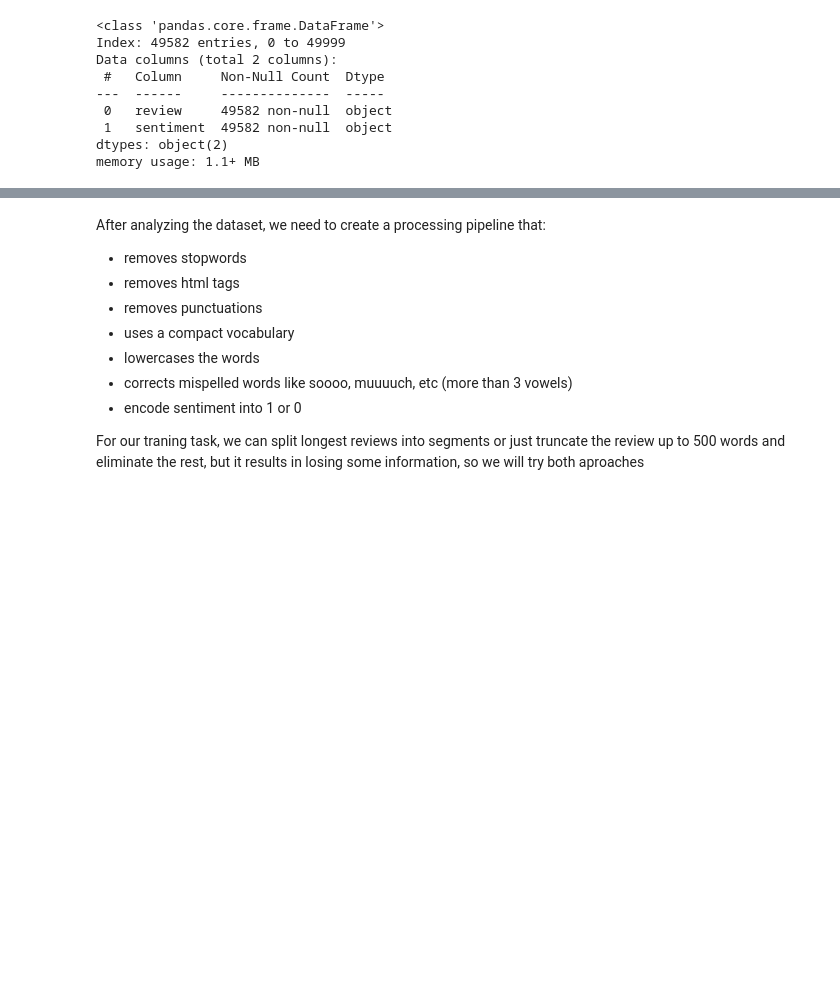
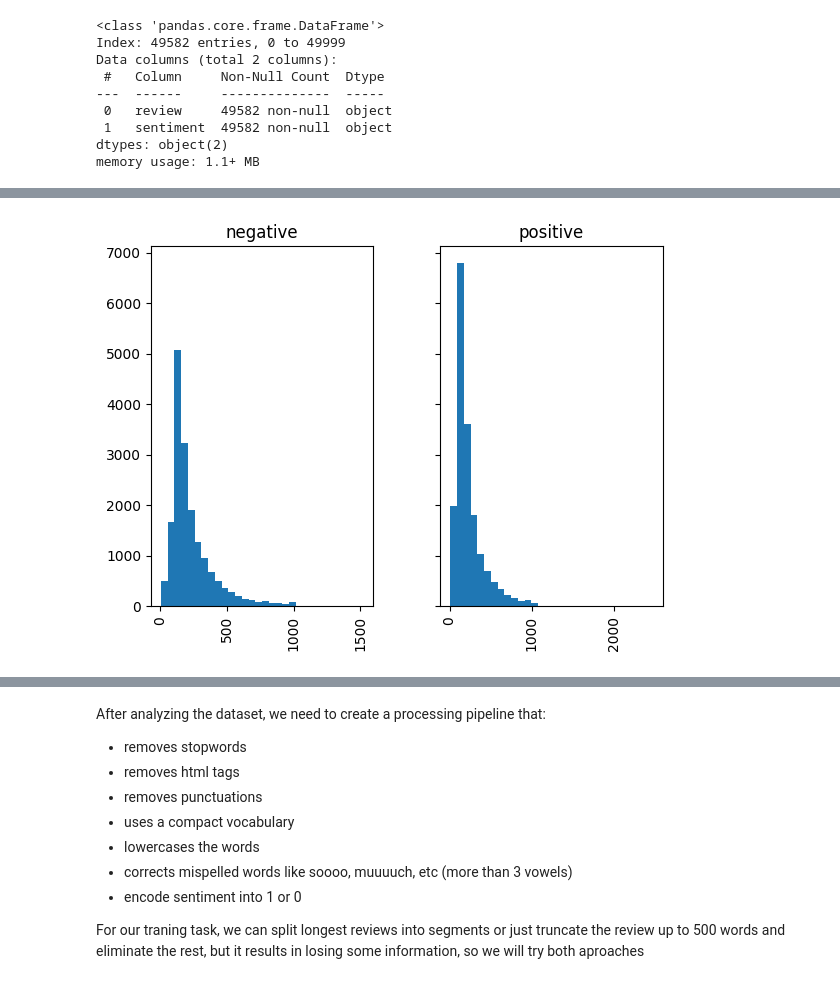
Before and after one commit to alexismenanieves/TensorFlow_Basics, a Jupyter notebook: notebooks/01_IMDB_Sentiment_Analysis.ipynb, the cells around one changed output, grey strips where cells are left out. Drawn from its saved outputs; the diff is of its cells as text; code cells hidden in the pictures; blank space fills up the shorter version.

```diff
--- a/notebooks/01_IMDB_Sentiment_Analysis.ipynb
+++ b/notebooks/01_IMDB_Sentiment_Analysis.ipynb
@@ -129,10 +157,12 @@ plt.show()
 # %%
 # 2.5 Show histogram of word count stratified by sentiment
 (train_df
  .assign(word_count = train_df['review'].apply(lambda x: len(x.split())))
- .hist('word_count', by='sentiment', grid=True, sharey=True, bins=30)
+ .hist('word_count', by='sentiment', sharey=True, bins=30)
 )
 plt.show()
+# %% [output]
+[figure, added]
 # %%
 # 2.6 Show boxplot of word count stratified by sentiment
 (train_df
```
Also changed, not shown: parts of 22 cells of this notebook.
